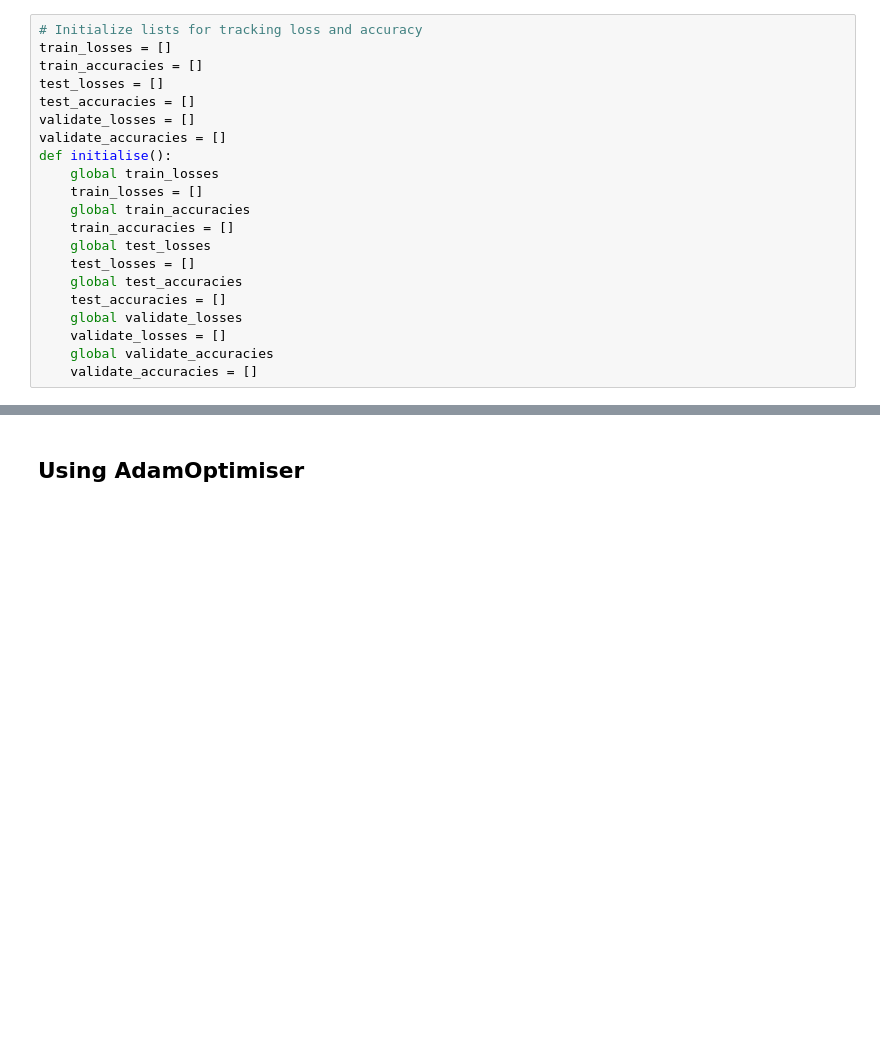
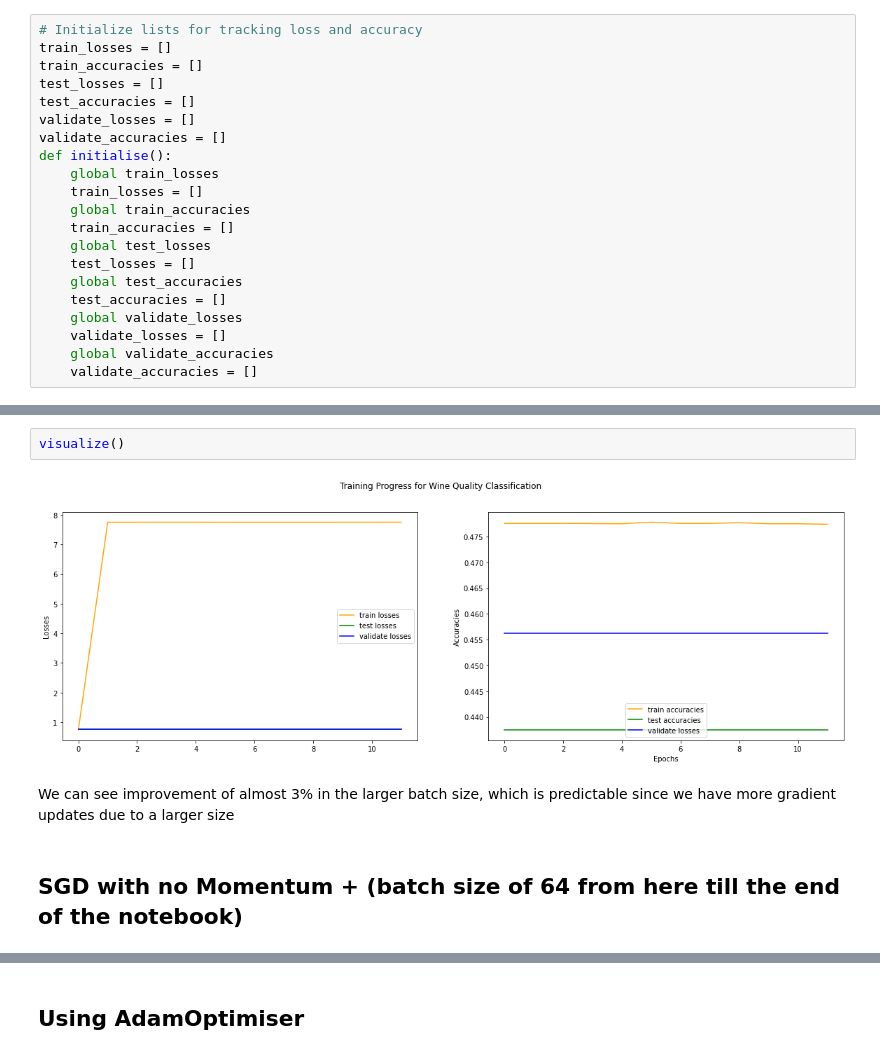
Before and after one commit to ReemS3/ANN, a Jupyter notebook: HW4/hw4.ipynb, the cells around one changed output, grey strips where cells are left out. Cells and saved outputs as stored; diff of their text form; blank space fills up the shorter version.

```diff
--- a/HW4/hw4.ipynb
+++ b/HW4/hw4.ipynb
@@ -316 +453,9 @@ def visualize():
+# %%
+visualize()
+# %% [output]
+[figure, added]
+# %% [markdown]
+We can see improvement of almost 3% in the larger batch size, which is predictable since we have more gradient updates due to a larger size
+# %% [markdown]
+## SGD with no Momentum + (batch size of 64 from here till the end of the notebook)
 # %%
```
Also changed, not shown: parts of 56 cells of this notebook.
